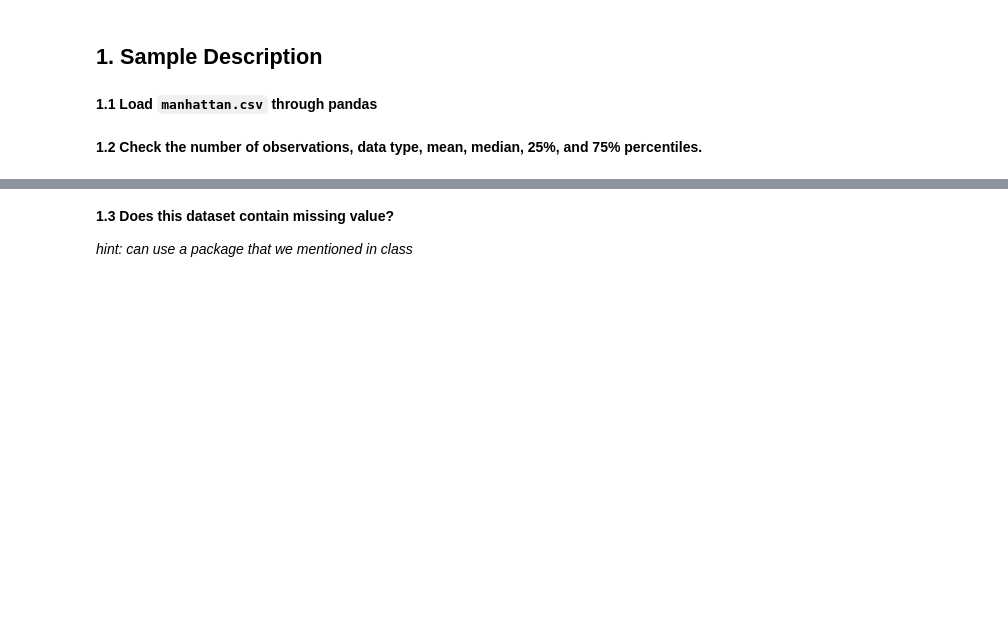
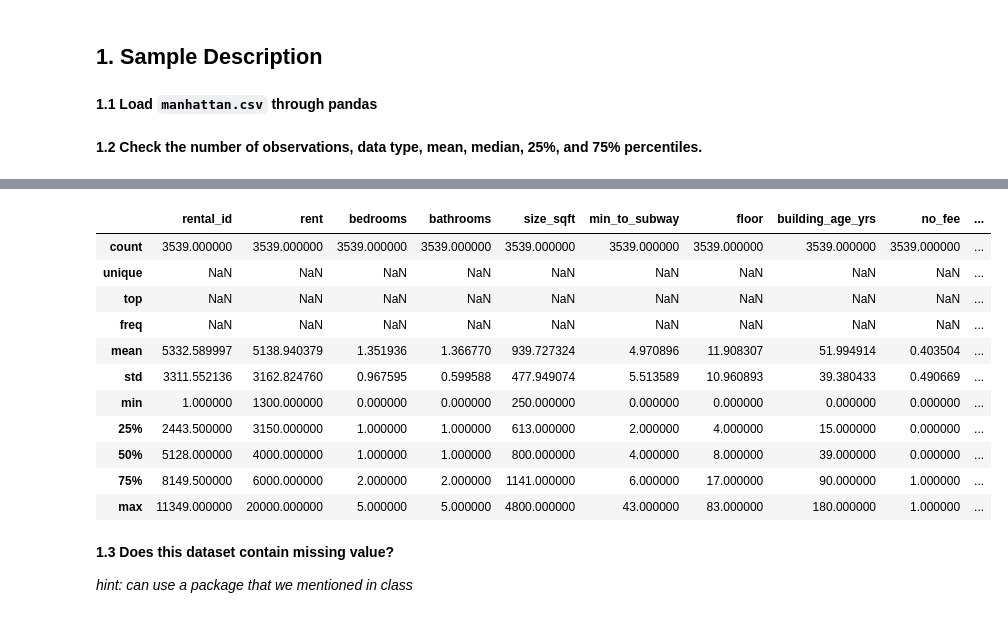
Before and after one commit to leobruell/real-estate-analytics, a Jupyter notebook: Homework/module1_homework_no_sol.ipynb, the cells around one changed output, grey strips where cells are left out. Saved outputs shown, nothing was run; the diff lists cells and outputs as text; code cells hidden in the pictures; blank space fills up the shorter version.

```diff
--- a/Homework/module1_homework_no_sol.ipynb
+++ b/Homework/module1_homework_no_sol.ipynb
@@ -34,3 +60,18 @@ import pandas as pd
+# %%
+df.describe(include=["object","int","float"])
+# %% [output]
+|  | rental_id | rent | bedrooms | bathrooms | size_sqft | min_to_subway | floor | building_age_yrs | no_fee | ... |
+| count | 3539.000000 | 3539.000000 | 3539.000000 | 3539.000000 | 3539.000000 | 3539.000000 | 3539.000000 | 3539.000000 | 3539.000000 | ... |
+| unique | NaN | NaN | NaN | NaN | NaN | NaN | NaN | NaN | NaN | ... |
+| top | NaN | NaN | NaN | NaN | NaN | NaN | NaN | NaN | NaN | ... |
+| freq | NaN | NaN | NaN | NaN | NaN | NaN | NaN | NaN | NaN | ... |
+| mean | 5332.589997 | 5138.940379 | 1.351936 | 1.366770 | 939.727324 | 4.970896 | 11.908307 | 51.994914 | 0.403504 | ... |
+| std | 3311.552136 | 3162.824760 | 0.967595 | 0.599588 | 477.949074 | 5.513589 | 10.960893 | 39.380433 | 0.490669 | ... |
+| min | 1.000000 | 1300.000000 | 0.000000 | 0.000000 | 250.000000 | 0.000000 | 0.000000 | 0.000000 | 0.000000 | ... |
+| 25% | 2443.500000 | 3150.000000 | 1.000000 | 1.000000 | 613.000000 | 2.000000 | 4.000000 | 15.000000 | 0.000000 | ... |
+| 50% | 5128.000000 | 4000.000000 | 1.000000 | 1.000000 | 800.000000 | 4.000000 | 8.000000 | 39.000000 | 0.000000 | ... |
+| 75% | 8149.500000 | 6000.000000 | 2.000000 | 2.000000 | 1141.000000 | 6.000000 | 17.000000 | 90.000000 | 1.000000 | ... |
+| max | 11349.000000 | 20000.000000 | 5.000000 | 5.000000 | 4800.000000 | 43.000000 | 83.000000 | 180.000000 | 1.000000 | ... |
 # %% [markdown]
 **1.3 Does this dataset contain missing value?**
 
```
Also changed, not shown: parts of 14 cells of this notebook.
